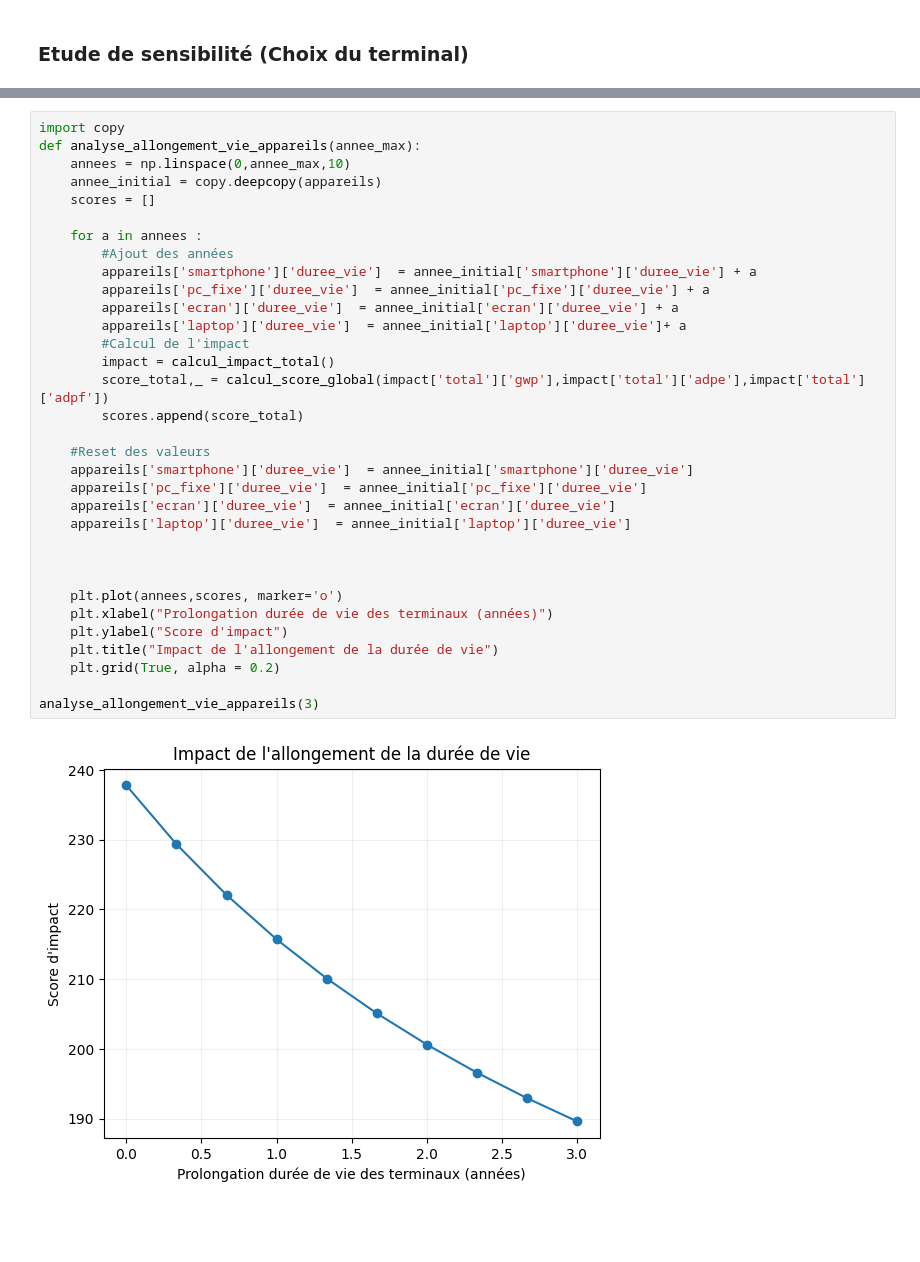
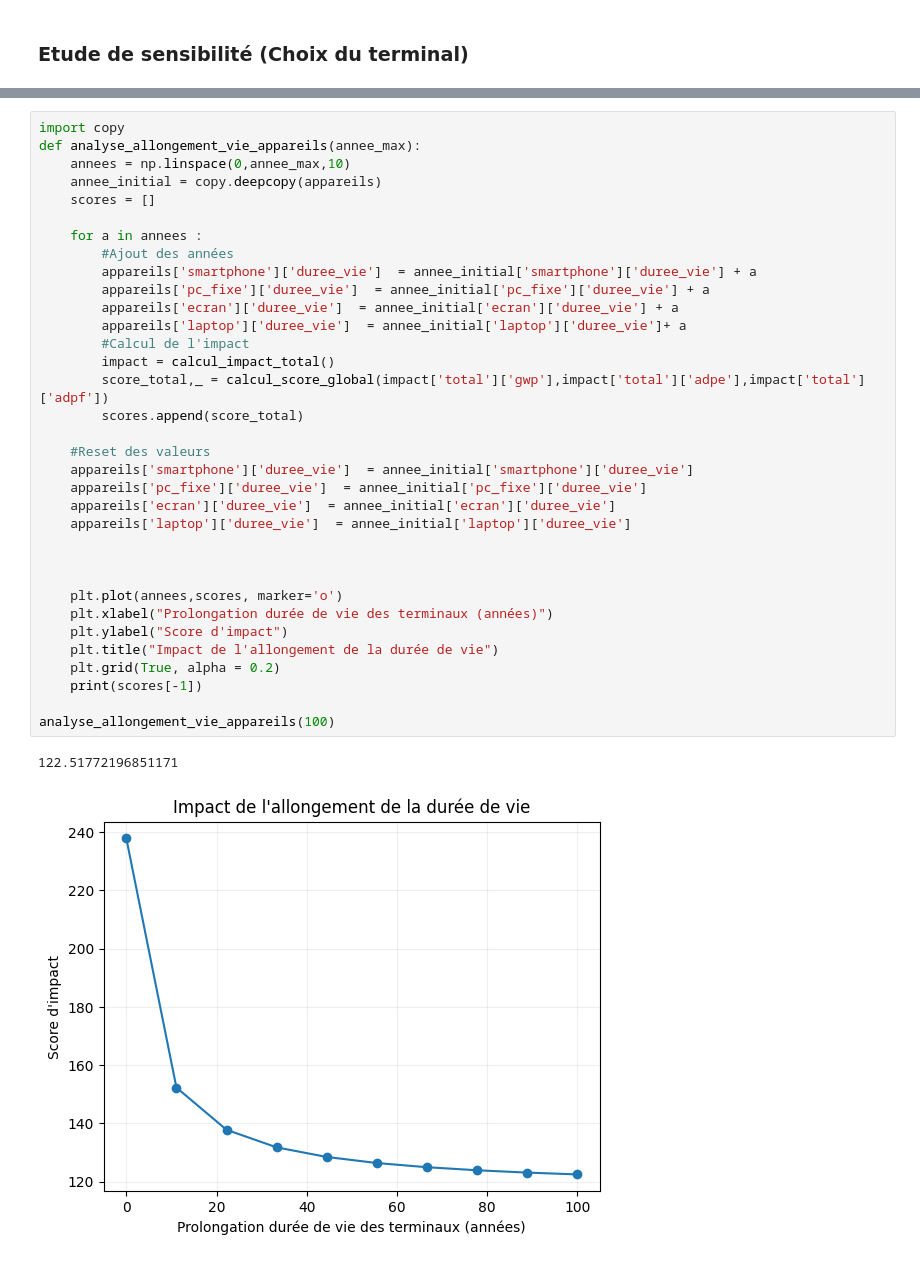
Before and after one commit to Selascode/Acv_project, a Jupyter notebook: Calculs.ipynb, the cells around one changed output, grey strips where cells are left out. Cells and saved outputs as stored; diff of their text form; blank space fills up the shorter version.

```diff
--- a/Calculs.ipynb
+++ b/Calculs.ipynb
@@ -626,32 +844,34 @@ def analyse_allongement_vie_appareils(annee_max):
     annees = np.linspace(0,annee_max,10)
     annee_initial = copy.deepcopy(appareils)
     scores = []
 
     for a in annees :
         #Ajout des années
         appareils['smartphone']['duree_vie']  = annee_initial['smartphone']['duree_vie'] + a
         appareils['pc_fixe']['duree_vie']  = annee_initial['pc_fixe']['duree_vie'] + a
         appareils['ecran']['duree_vie']  = annee_initial['ecran']['duree_vie'] + a
         appareils['laptop']['duree_vie']  = annee_initial['laptop']['duree_vie']+ a
         #Calcul de l'impact
         impact = calcul_impact_total()
         score_total,_ = calcul_score_global(impact['total']['gwp'],impact['total']['adpe'],impact['total']['adpf'])
         scores.append(score_total)
 
     #Reset des valeurs
     appareils['smartphone']['duree_vie']  = annee_initial['smartphone']['duree_vie']
     appareils['pc_fixe']['duree_vie']  = annee_initial['pc_fixe']['duree_vie']
     appareils['ecran']['duree_vie']  = annee_initial['ecran']['duree_vie']
     appareils['laptop']['duree_vie']  = annee_initial['laptop']['duree_vie']
 
 
 
     plt.plot(annees,scores, marker='o')
     plt.xlabel("Prolongation durée de vie des terminaux (années)")
     plt.ylabel("Score d'impact")
     plt.title("Impact de l'allongement de la durée de vie")
     plt.grid(True, alpha = 0.2)
+    print(scores[-1])
 
-analyse_allongement_vie_appareils(3)
+analyse_allongement_vie_appareils(100)
 # %% [output]
+122.51772196851171
-[figure, old version]
+[figure, new version]
```
Also changed, not shown: parts of 5 cells of this notebook.
